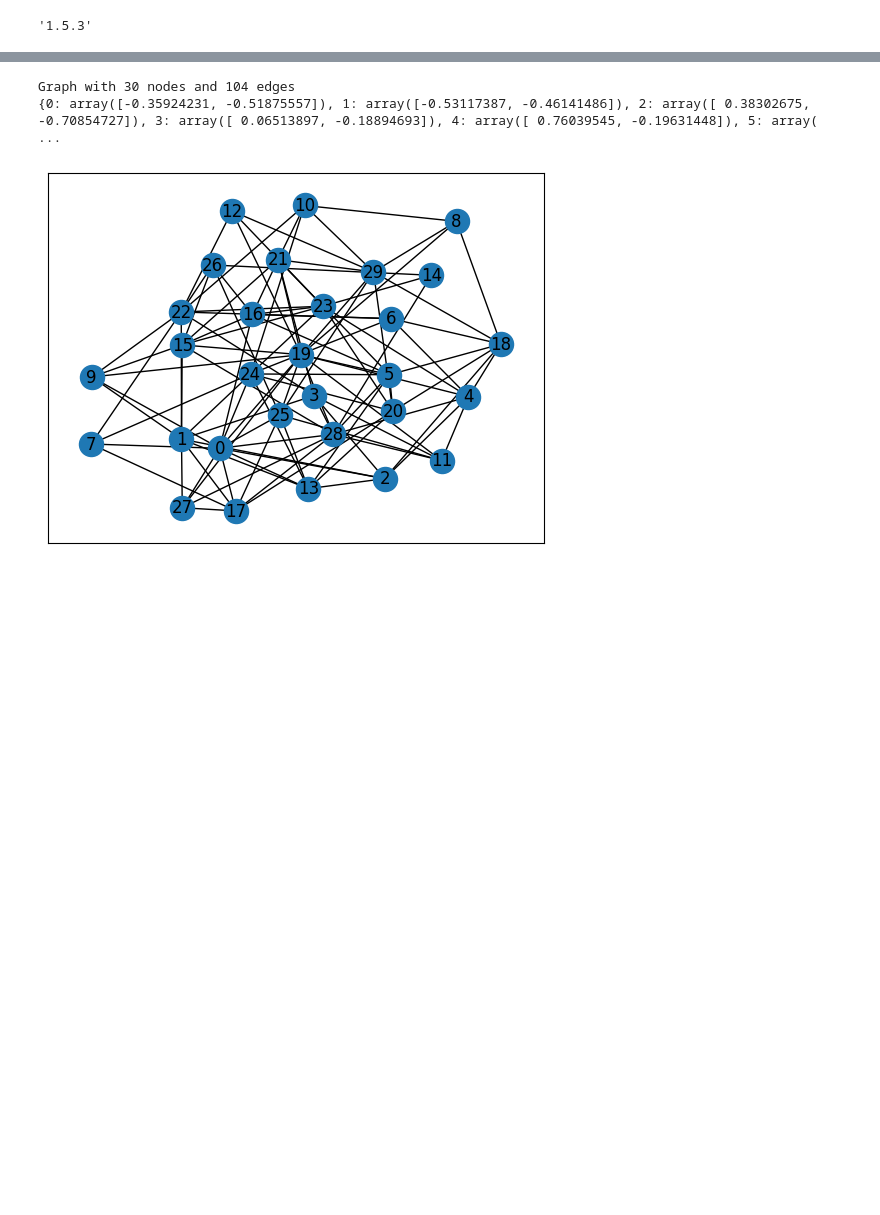
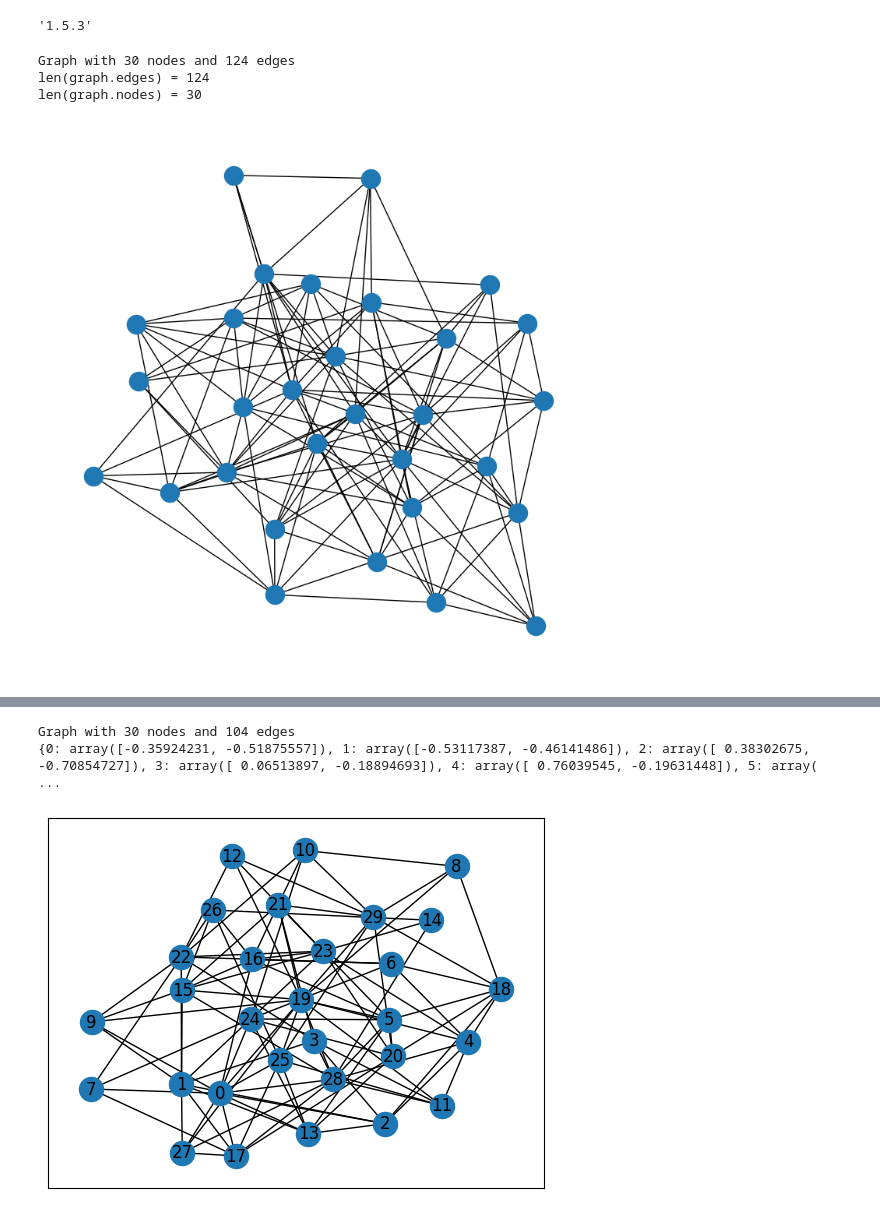
Before and after one commit to heesukjang/W209_DataViz_Summer2023, a Jupyter notebook: Unit_Assignments/Week_08_Assignment_NetworkX.ipynb, the cells around one changed output, grey strips where cells are left out. Saved outputs shown, nothing was run; the diff lists cells and outputs as text; code cells hidden in the pictures; blank space fills up the shorter version.

```diff
--- a/Unit_Assignments/Week_08_Assignment_NetworkX.ipynb
+++ b/Unit_Assignments/Week_08_Assignment_NetworkX.ipynb
@@ -37,5 +37,17 @@ pd.options.display.float_format = '{:.0f}'.format
 pd.__version__
 # %% [output]
 '1.5.3'
+# %%
+plt.figure(figsize=(7,7))
+graph = nx.fast_gnp_random_graph(n=30, p=0.25)    # random graph
+print(f'{graph}\nlen(graph.edges) = {len(graph.edges)}\nlen(graph.nodes) = {len(graph.nodes)}')
+
+nx.draw(graph)
+plt.show()
+# %% [output]
+Graph with 30 nodes and 124 edges
+len(graph.edges) = 124
+len(graph.nodes) = 30
+[figure, added]
 # %%
 plt.figure(figsize=(7,7))
```
Also changed, not shown: parts of 1 cell of this notebook.
